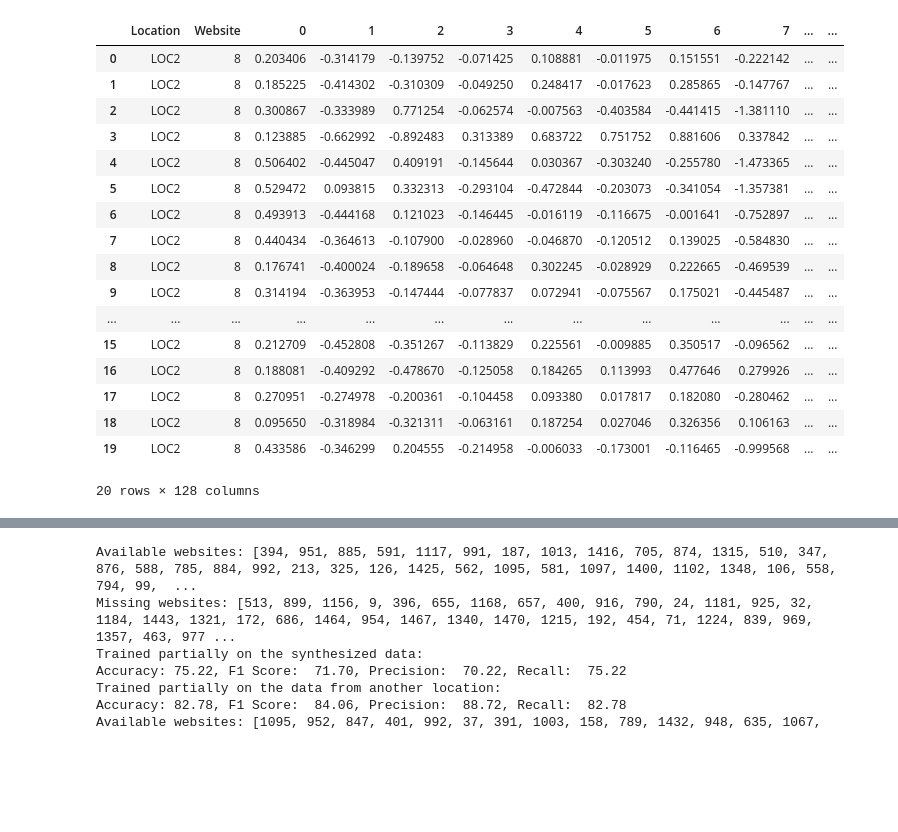
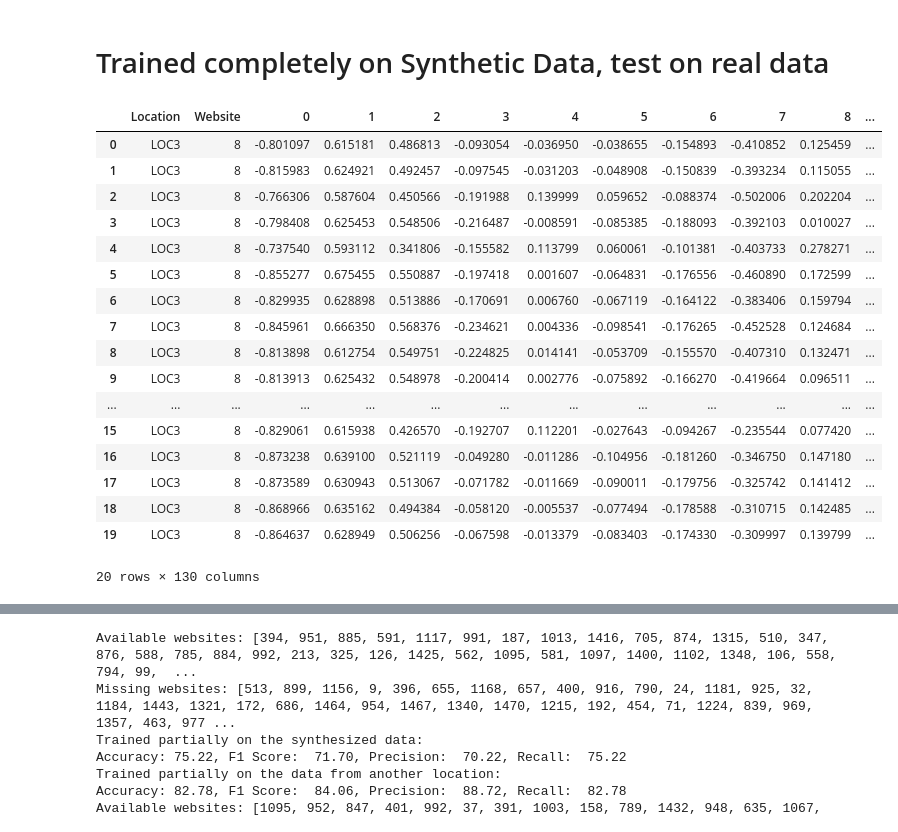
Before and after one commit to kaushithamsilva/DoH-Synthesis, a Jupyter notebook: code/synthesis_classification.ipynb, the cells around one changed output, grey strips where cells are left out. Drawn from its saved outputs; the diff is of its cells as text; code cells hidden in the pictures; blank space fills up the shorter version.

```diff
--- a/code/synthesis_classification.ipynb
+++ b/code/synthesis_classification.ipynb
@@ -7,7 +7,7 @@ import pandas as pd
 
 init_gpu.initialize_gpus()
 
-locations = ['LOC1', 'LOC2']
+locations = ['LOC2', 'LOC3']
 
 print("Loading Dataset...")
 # load the dataset
@@ -54,17 +40,16 @@ See the caveats in the documentation: https://pandas.pydata.org/pandas-docs/stab
 # %%
 # dataset for the classification
-target_location = 'LOC2'
+source_location, target_location = locations
+
 target_df = test_df[test_df['Location'] == target_location]
 target_df.sort_values(by=['Website'], inplace=True)
 target_df.reset_index(drop=True, inplace=True)
 target_df.head(20)
 
+source_df = test_df[test_df['Location'] == source_location]
+source_df.sort_values(by=['Website'], inplace=True)
+source_df.reset_index(drop=True, inplace=True)
 
-train_location = 'LOC1'
-train_location_df = test_df[test_df['Location'] == train_location]
-train_location_df.sort_values(by=['Website'], inplace=True)
-train_location_df.reset_index(drop=True, inplace=True)
-
-train_location_df.info()
+source_df.info()
 # %% [output]
 <class 'pandas.core.frame.DataFrame'>
@@ -83,25 +202,28 @@ See the caveats in the documentation: https://pandas.pydata.org/pandas-docs/stab
+# %% [markdown]
+# Trained completely on Synthetic Data, test on real data
 # %%
-synthetic_df = pd.read_csv('../synthesized/sampling-LOC1-target-LOC2.csv').iloc[:, 1:]
+synthetic_df = pd.read_csv(f'../synthesized/{target_location}-VAE-Sampling.csv')
+synthetic_df['Location'] = target_location
 synthetic_df = synthetic_df[synthetic_df['Location'] == target_location]
 synthetic_df.sort_values(by=['Website'], inplace=True)
 synthetic_df.reset_index(drop=True, inplace=True)
 synthetic_df.head(20)
 # %% [output]
-|  | Location | Website | 0 | 1 | 2 | 3 | 4 | 5 | 6 | 7 | ... | ... |
-| 0 | LOC2 | 8 | 0.203406 | -0.314179 | -0.139752 | -0.071425 | 0.108881 | -0.011975 | 0.151551 | -0.222142 | ... | ... |
-| 1 | LOC2 | 8 | 0.185225 | -0.414302 | -0.310309 | -0.049250 | 0.248417 | -0.017623 | 0.285865 | -0.147767 | ... | ... |
-| 2 | LOC2 | 8 | 0.300867 | -0.333989 | 0.771254 | -0.062574 | -0.007563 | -0.403584 | -0.441415 | -1.381110 | ... | ... |
-| 3 | LOC2 | 8 | 0.123885 | -0.662992 | -0.892483 | 0.313389 | 0.683722 | 0.751752 | 0.881606 | 0.337842 | ... | ... |
-| 4 | LOC2 | 8 | 0.506402 | -0.445047 | 0.409191 | -0.145644 | 0.030367 | -0.303240 | -0.255780 | -1.473365 | ... | ... |
-| 5 | LOC2 | 8 | 0.529472 | 0.093815 | 0.332313 | -0.293104 | -0.472844 | -0.203073 | -0.341054 | -1.357381 | ... | ... |
-| 6 | LOC2 | 8 | 0.493913 | -0.444168 | 0.121023 | -0.146445 | -0.016119 | -0.116675 | -0.001641 | -0.752897 | ... | ... |
-| 7 | LOC2 | 8 | 0.440434 | -0.364613 | -0.107900 | -0.028960 | -0.046870 | -0.120512 | 0.139025 | -0.584830 | ... | ... |
-| 8 | LOC2 | 8 | 0.176741 | -0.400024 | -0.189658 | -0.064648 | 0.302245 | -0.028929 | 0.222665 | -0.469539 | ... | ... |
-| 9 | LOC2 | 8 | 0.314194 | -0.363953 | -0.147444 | -0.077837 | 0.072941 | -0.075567 | 0.175021 | -0.445487 | ... | ... |
+|  | Location | Website | 0 | 1 | 2 | 3 | 4 | 5 | 6 | 7 | 8 | ... |
+| 0 | LOC3 | 8 | -0.801097 | 0.615181 | 0.486813 | -0.093054 | -0.036950 | -0.038655 | -0.154893 | -0.410852 | 0.125459 | ... |
+| 1 | LOC3 | 8 | -0.815983 | 0.624921 | 0.492457 | -0.097545 | -0.031203 | -0.048908 | -0.150839 | -0.393234 | 0.115055 | ... |
+| 2 | LOC3 | 8 | -0.766306 | 0.587604 | 0.450566 | -0.191988 | 0.139999 | 0.059652 | -0.088374 | -0.502006 | 0.202204 | ... |
+| 3 | LOC3 | 8 | -0.798408 | 0.625453 | 0.548506 | -0.216487 | -0.008591 | -0.085385 | -0.188093 | -0.392103 | 0.010027 | ... |
+| 4 | LOC3 | 8 | -0.737540 | 0.593112 | 0.341806 | -0.155582 | 0.113799 | 0.060061 | -0.101381 | -0.403733 | 0.278271 | ... |
+| 5 | LOC3 | 8 | -0.855277 | 0.675455 | 0.550887 | -0.197418 | 0.001607 | -0.064831 | -0.176556 | -0.460890 | 0.172599 | ... |
+| 6 | LOC3 | 8 | -0.829935 | 0.628898 | 0.513886 | -0.170691 | 0.006760 | -0.067119 | -0.164122 | -0.383406 | 0.159794 | ... |
+| 7 | LOC3 | 8 | -0.845961 | 0.666350 | 0.568376 | -0.234621 | 0.004336 | -0.098541 | -0.176265 | -0.452528 | 0.124684 | ... |
+| 8 | LOC3 | 8 | -0.813898 | 0.612754 | 0.549751 | -0.224825 | 0.014141 | -0.053709 | -0.155570 | -0.407310 | 0.132471 | ... |
+| 9 | LOC3 | 8 | -0.813913 | 0.625432 | 0.548978 | -0.200414 | 0.002776 | -0.075892 | -0.166270 | -0.419664 | 0.096511 | ... |
 | ... | ... | ... | ... | ... | ... | ... | ... | ... | ... | ... | ... | ... |
-| 15 | LOC2 | 8 | 0.212709 | -0.452808 | -0.351267 | -0.113829 | 0.225561 | -0.009885 | 0.350517 | -0.096562 | ... | ... |
-| 16 | LOC2 | 8 | 0.188081 | -0.409292 | -0.478670 | -0.125058 | 0.184265 | 0.113993 | 0.477646 | 0.279926 | ... | ... |
-| 17 | LOC2 | 8 | 0.270951 | -0.274978 | -0.200361 | -0.104458 | 0.093380 | 0.017817 | 0.182080 | -0.280462 | ... | ... |
-| 18 | LOC2 | 8 | 0.095650 | -0.318984 | -0.321311 | -0.063161 | 0.187254 | 0.027046 | 0.326356 | 0.106163 | ... | ... |
-| 19 | LOC2 | 8 | 0.433586 | -0.346299 | 0.204555 | -0.214958 | -0.006033 | -0.173001 | -0.116465 | -0.999568 | ... | ... |
+| 15 | LOC3 | 8 | -0.829061 | 0.615938 | 0.426570 | -0.192707 | 0.112201 | -0.027643 | -0.094267 | -0.235544 | 0.077420 | ... |
+| 16 | LOC3 | 8 | -0.873238 | 0.639100 | 0.521119 | -0.049280 | -0.011286 | -0.104956 | -0.181260 | -0.346750 | 0.147180 | ... |
+| 17 | LOC3 | 8 | -0.873589 | 0.630943 | 0.513067 | -0.071782 | -0.011669 | -0.090011 | -0.179756 | -0.325742 | 0.141412 | ... |
+| 18 | LOC3 | 8 | -0.868966 | 0.635162 | 0.494384 | -0.058120 | -0.005537 | -0.077494 | -0.178588 | -0.310715 | 0.142485 | ... |
+| 19 | LOC3 | 8 | -0.864637 | 0.628949 | 0.506256 | -0.067598 | -0.013379 | -0.083403 | -0.174330 | -0.309997 | 0.139799 | ... |
-20 rows × 128 columns
+20 rows × 130 columns
```
Also changed, not shown: parts of 17 cells of this notebook, 5 other files.
